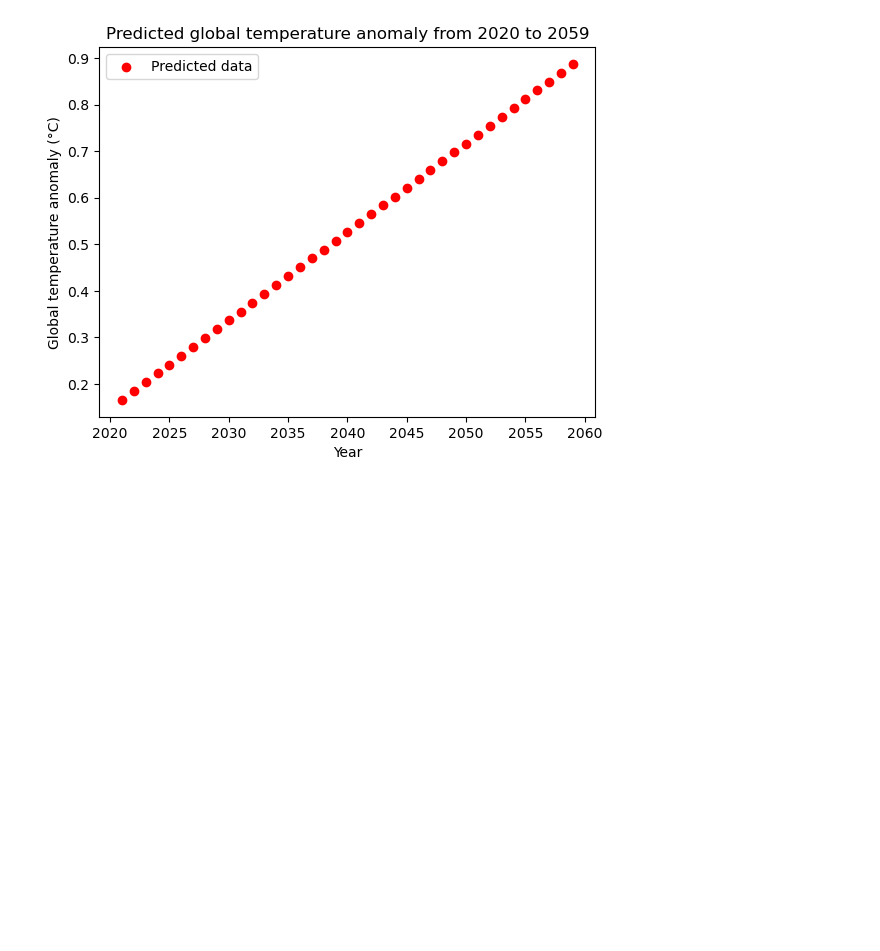
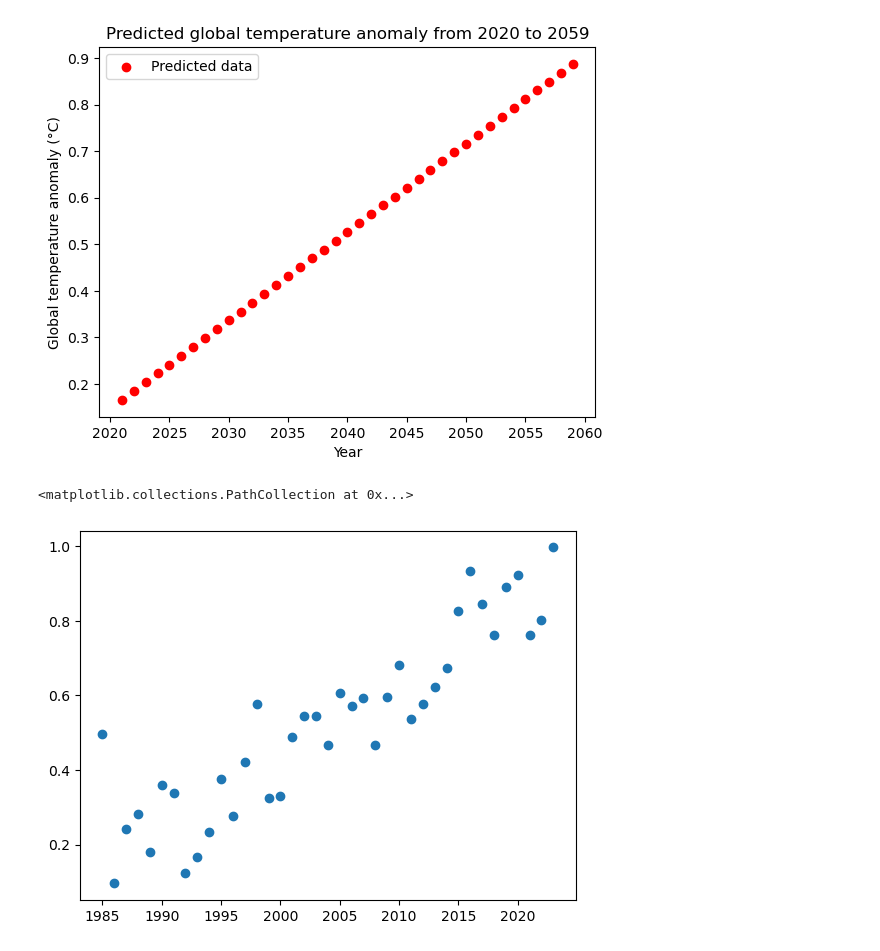
Before and after one commit to keithmmc/pda2, a Jupyter notebook: project2.ipynb, the cells around one changed output. Drawn from its saved outputs; the diff is of its cells as text; code cells hidden in the pictures; blank space fills up the shorter version.

```diff
--- a/project2.ipynb
+++ b/project2.ipynb
@@ -758,3 +757,10 @@ plt.legend()
 plt.show()
 # %% [output]
 [figure]
+# %%
+mean_temp = pd.read_csv('data/Mean temp anomaly 1985-2023.csv')
+# %%
+plt.scatter(mean_temp['year'],mean_temp['anomaly'], label = 'mean_temp_anomaly')
+# %% [output]
+<matplotlib.collections.PathCollection at 0x...>
+[figure, added]
```
Also changed, not shown: parts of 4 cells of this notebook.
